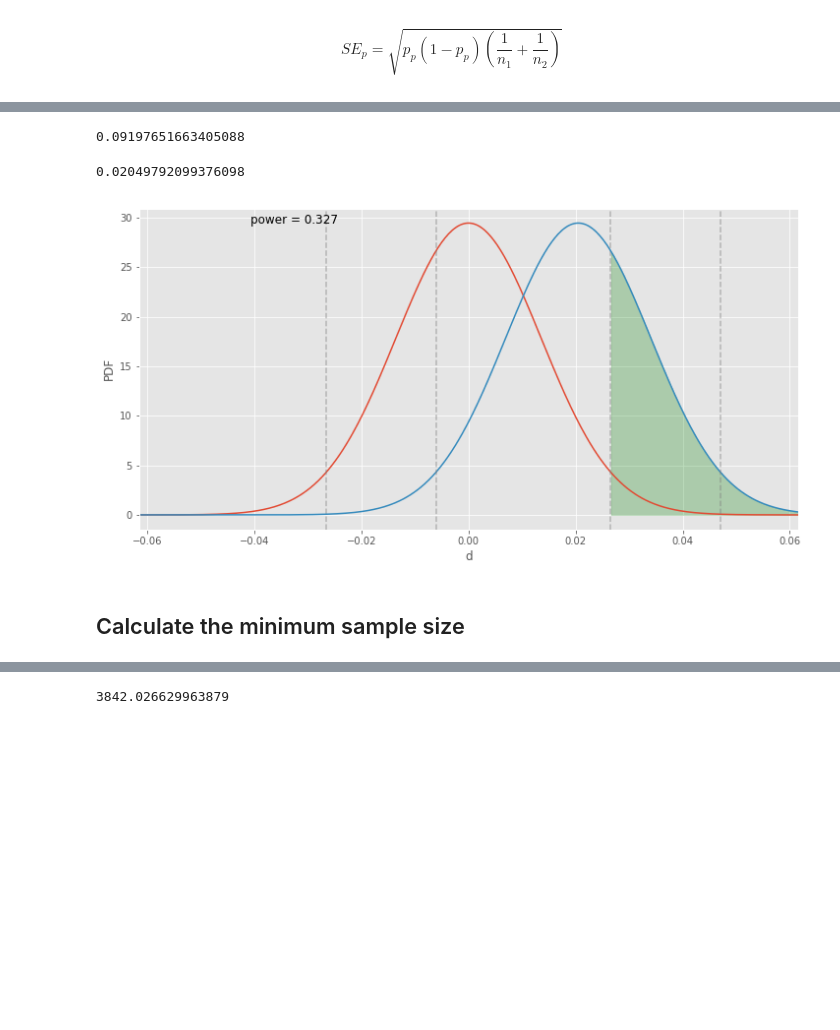
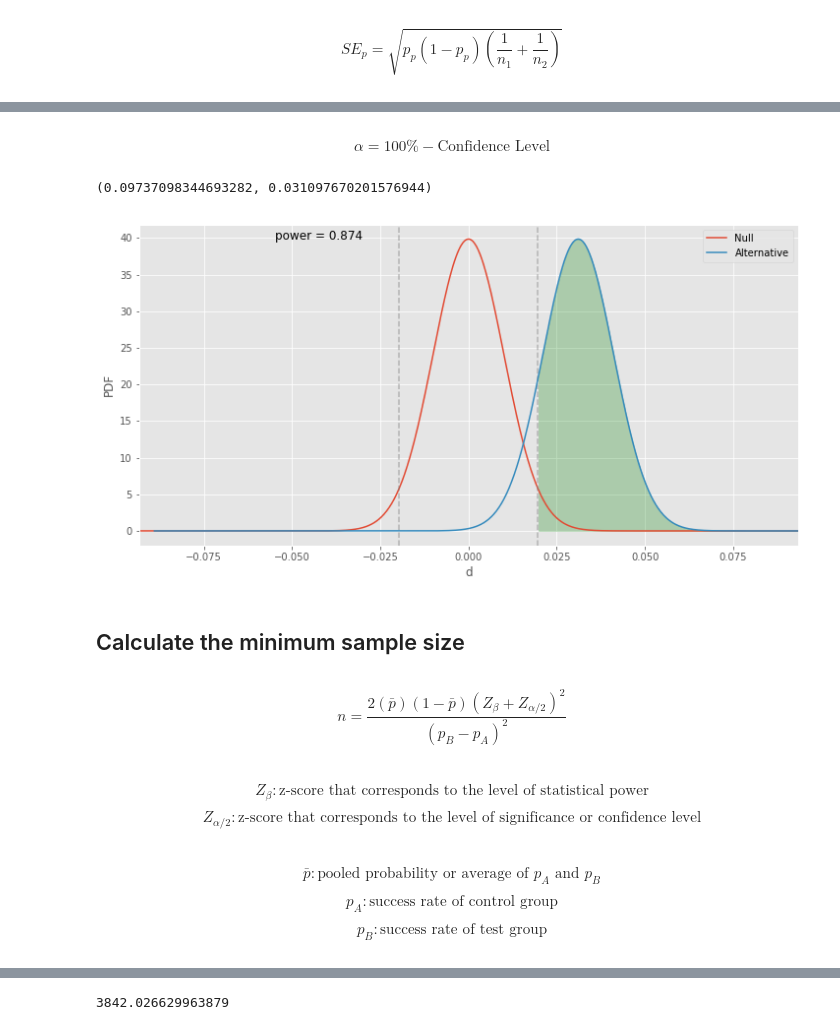
Before and after one commit to mnguyenngo/ab-framework, a Jupyter notebook: notebooks/Walkthrough.ipynb, the cells around one changed output, grey strips where cells are left out. Drawn from its saved outputs; the diff is of its cells as text; code cells hidden in the pictures; blank space fills up the shorter version.

```diff
--- a/notebooks/Walkthrough.ipynb
+++ b/notebooks/Walkthrough.ipynb
@@ -60,10 +60,10 @@ You will also not be able to set the difference, `d_hat`, prior to your experime
 # %%
 # bcr: baseline conversion rate
 # d_hat: difference in a metric between the two groups, sometimes referred to as minimal detectable effect or lift depending on the context
-bcr = 0.10
-d_hat = 0.02
+p_A = 0.10
+p_B = 0.12
 # %%
-ab_data = generate_data(N_A, N_B, bcr, d_hat)
+ab_data = generate_data(N_A, N_B, p_A, p_B)
 # %%
 ab_data.head(5)
 # %% [output]
@@ -293,14 +308,21 @@ d_hat = p_B - p_A
+# %% [markdown]
+$$ \alpha = 100\% - \text{Confidence Level} $$
 # %%
-bcr
+bcr, d_hat
 # %% [output]
-0.09197651663405088
+(0.09737098344693282, 0.031097670201576944)
-# %%
-d_hat
-# %% [output]
-0.02049792099376098
 # %%
-abplot(n, bcr, d_hat, show_power=True)
+abplot(2000, 2000, bcr, d_hat, show_power=True)
 # %% [output]
-[figure, old version]
+[figure, new version]
 # %% [markdown]
 ## Calculate the minimum sample size
+# %% [markdown]
+$$ n = \frac{2(\bar{p})(1-\bar{p})(Z_\beta + Z_{\alpha/2})^2}{(p_B - p_A)^2} $$
+# %% [markdown]
+$$ Z_\beta : \text{z-score that corresponds to the level of statistical power} $$
+$$ Z_{\alpha/2} : \text{z-score that corresponds to the level of significance or confidence level} $$
+# %% [markdown]
+$$\bar{p}: \text{pooled probability or average of } p_A \text{ and } p_B $$
+$$p_A: \text{success rate of control group} $$
+$$p_B: \text{success rate of test group} $$
```
Also changed, not shown: parts of 24 cells of this notebook, 1 other file.
